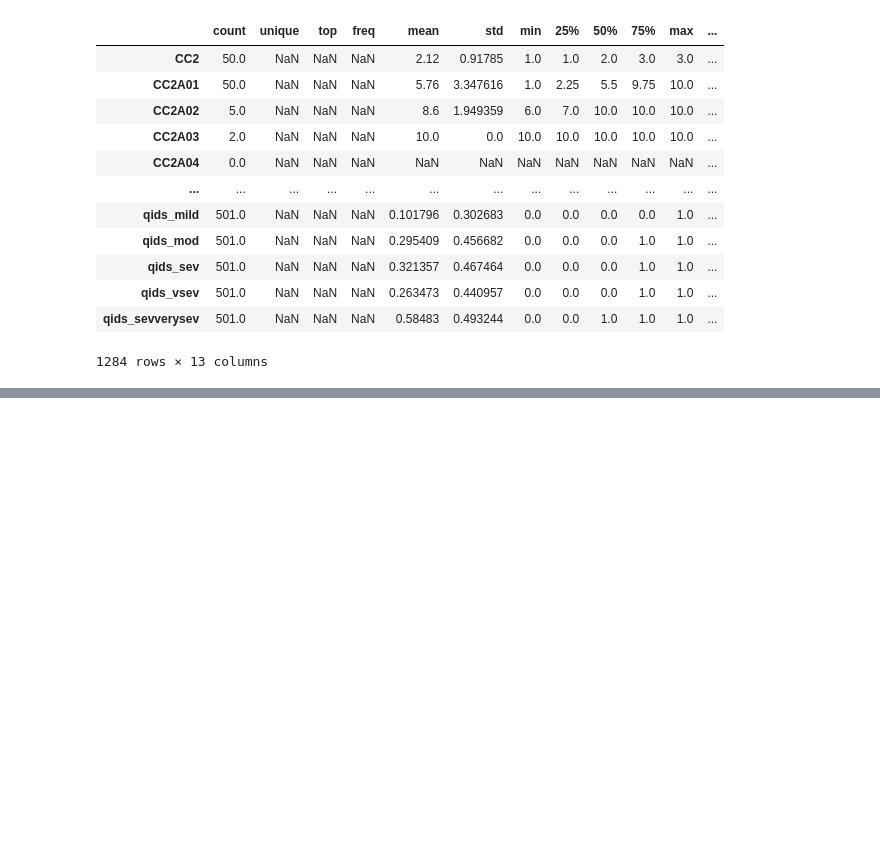
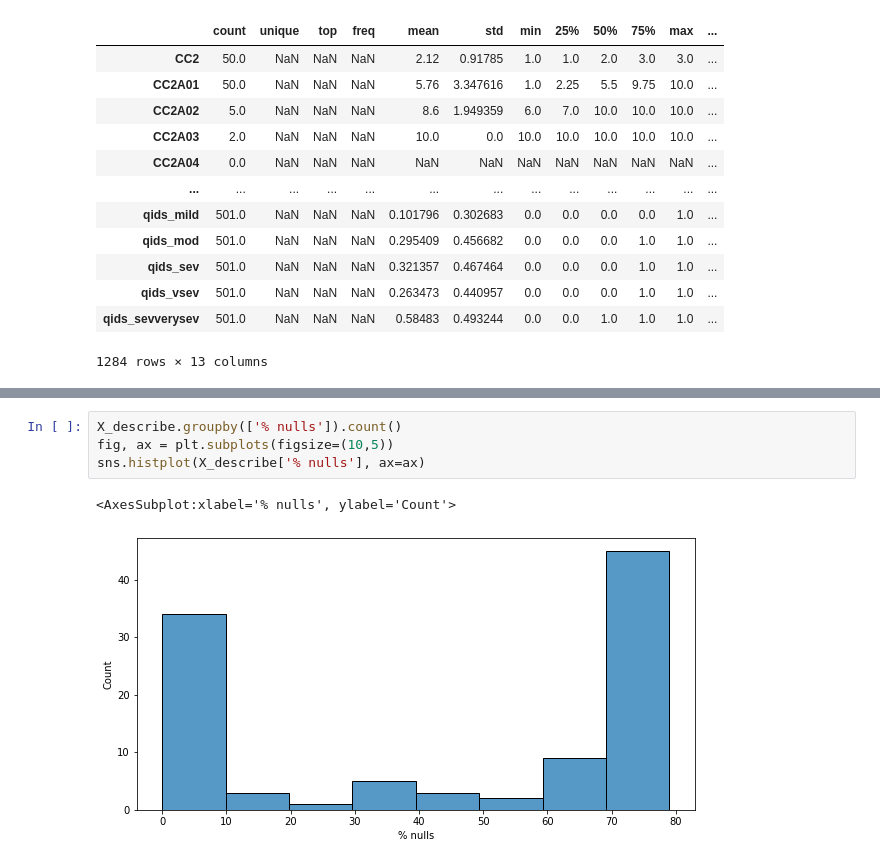
Before and after one commit to matheuss3/promental, a Jupyter notebook: analise-exploratoria/analise_exploratoria.ipynb, the cells around one changed output, grey strips where cells are left out. Saved outputs shown, nothing was run; the diff lists cells and outputs as text; blank space fills up the shorter version.

```diff
--- a/analise-exploratoria/analise_exploratoria.ipynb
+++ b/analise-exploratoria/analise_exploratoria.ipynb
@@ -135,0 +229,7 @@ KeyError: 'SC27'
+# %%
+X_describe.groupby(['% nulls']).count()
+fig, ax = plt.subplots(figsize=(10,5))
+sns.histplot(X_describe['% nulls'], ax=ax)
+# %% [output]
+<AxesSubplot:xlabel='% nulls', ylabel='Count'>
+[figure, added]
```
Also changed, not shown: parts of 13 cells of this notebook, 3 other files.
